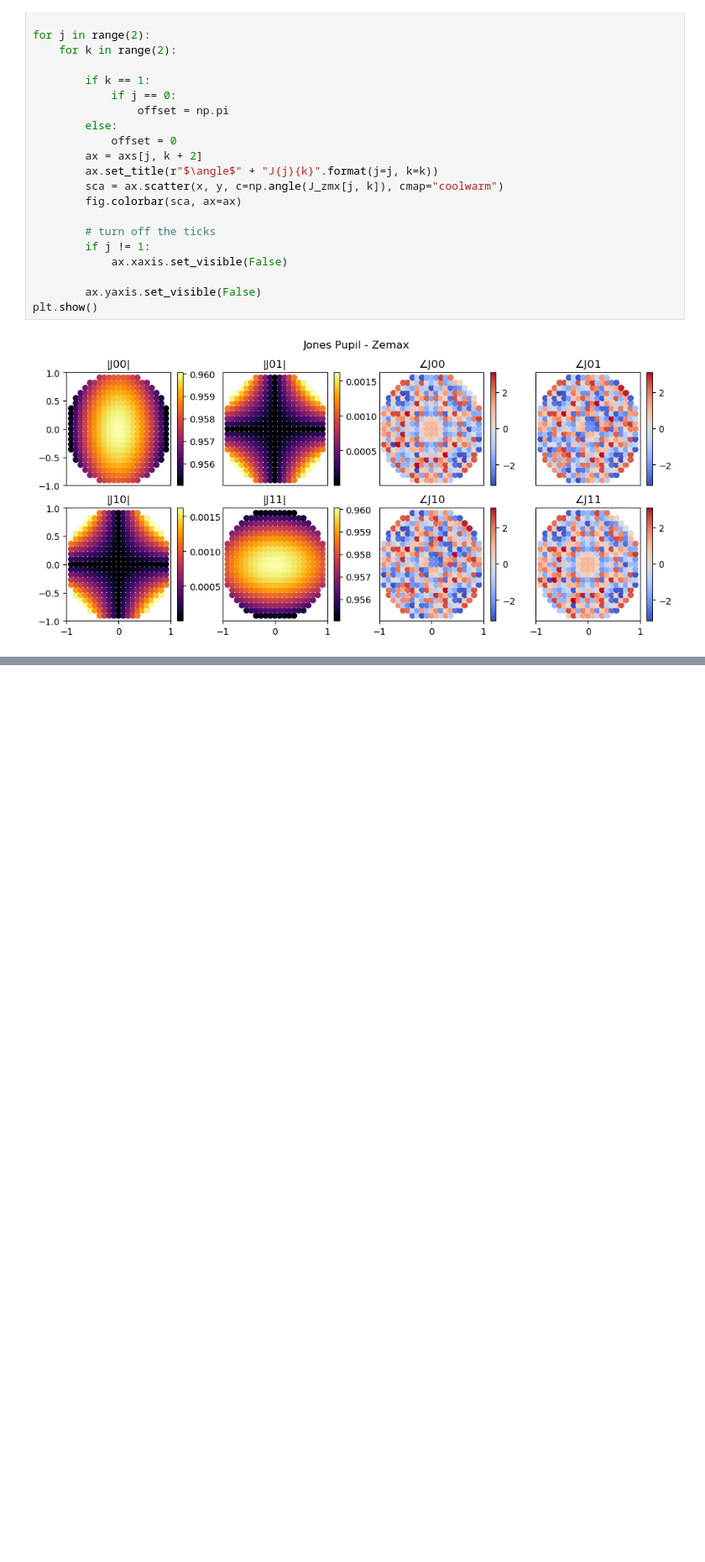
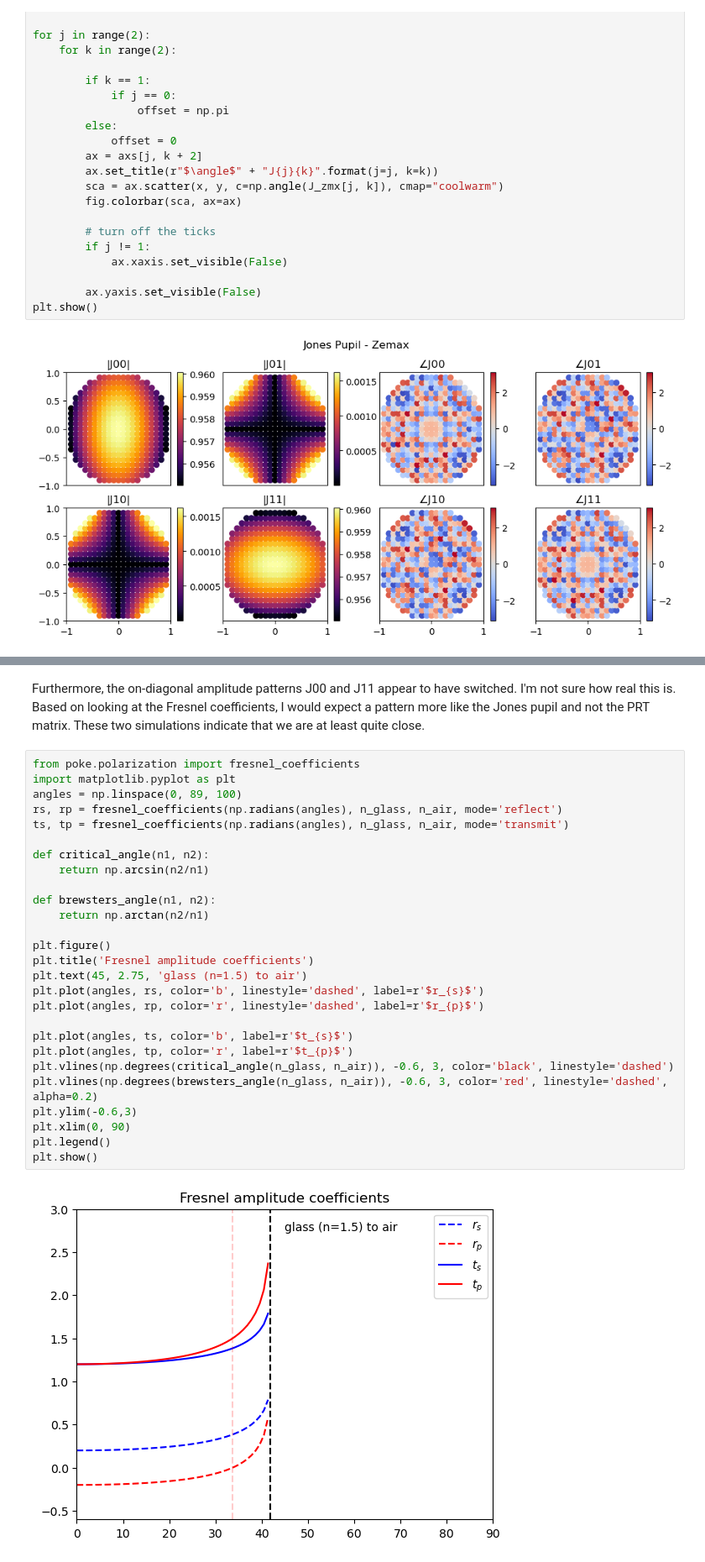
Before and after one commit to Jashcraf/poke, a Jupyter notebook: experiments/physics_validation/singlet_prt.ipynb, the cells around one changed output, grey strips where cells are left out. Shown at 84% size. Saved outputs shown, nothing was run; the diff lists cells and outputs as text; blank space fills up the shorter version.

```diff
--- a/experiments/physics_validation/singlet_prt.ipynb
+++ b/experiments/physics_validation/singlet_prt.ipynb
@@ -189,0 +195,31 @@ plt.show()
+# %% [markdown]
+Furthermore, the on-diagonal amplitude patterns J00 and J11 appear to have switched. I'm not sure how real this is. Based on looking at the Fresnel coefficients, I would expect a pattern more like the Jones pupil and not the PRT matrix. These two simulations indicate that we are at least quite close.
+# %%
+from poke.polarization import fresnel_coefficients
+import matplotlib.pyplot as plt
+angles = np.linspace(0, 89, 100)
+rs, rp = fresnel_coefficients(np.radians(angles), n_glass, n_air, mode='reflect')
+ts, tp = fresnel_coefficients(np.radians(angles), n_glass, n_air, mode='transmit')
+
+def critical_angle(n1, n2):
+    return np.arcsin(n2/n1)
+
+def brewsters_angle(n1, n2):
+    return np.arctan(n2/n1)
+
+plt.figure()
+plt.title('Fresnel amplitude coefficients')
+plt.text(45, 2.75, 'glass (n=1.5) to air')
+plt.plot(angles, rs, color='b', linestyle='dashed', label=r'$r_{s}$')
+plt.plot(angles, rp, color='r', linestyle='dashed', label=r'$r_{p}$')
+
+plt.plot(angles, ts, color='b', label=r'$t_{s}$')
+plt.plot(angles, tp, color='r', label=r'$t_{p}$')
+plt.vlines(np.degrees(critical_angle(n_glass, n_air)), -0.6, 3, color='black', linestyle='dashed')
+plt.vlines(np.degrees(brewsters_angle(n_glass, n_air)), -0.6, 3, color='red', linestyle='dashed', alpha=0.2)
+plt.ylim(-0.6,3)
+plt.xlim(0, 90)
+plt.legend()
+plt.show()
+# %% [output]
+[figure, added]
```
Also changed, not shown: parts of 23 cells of this notebook, 11 other files.
